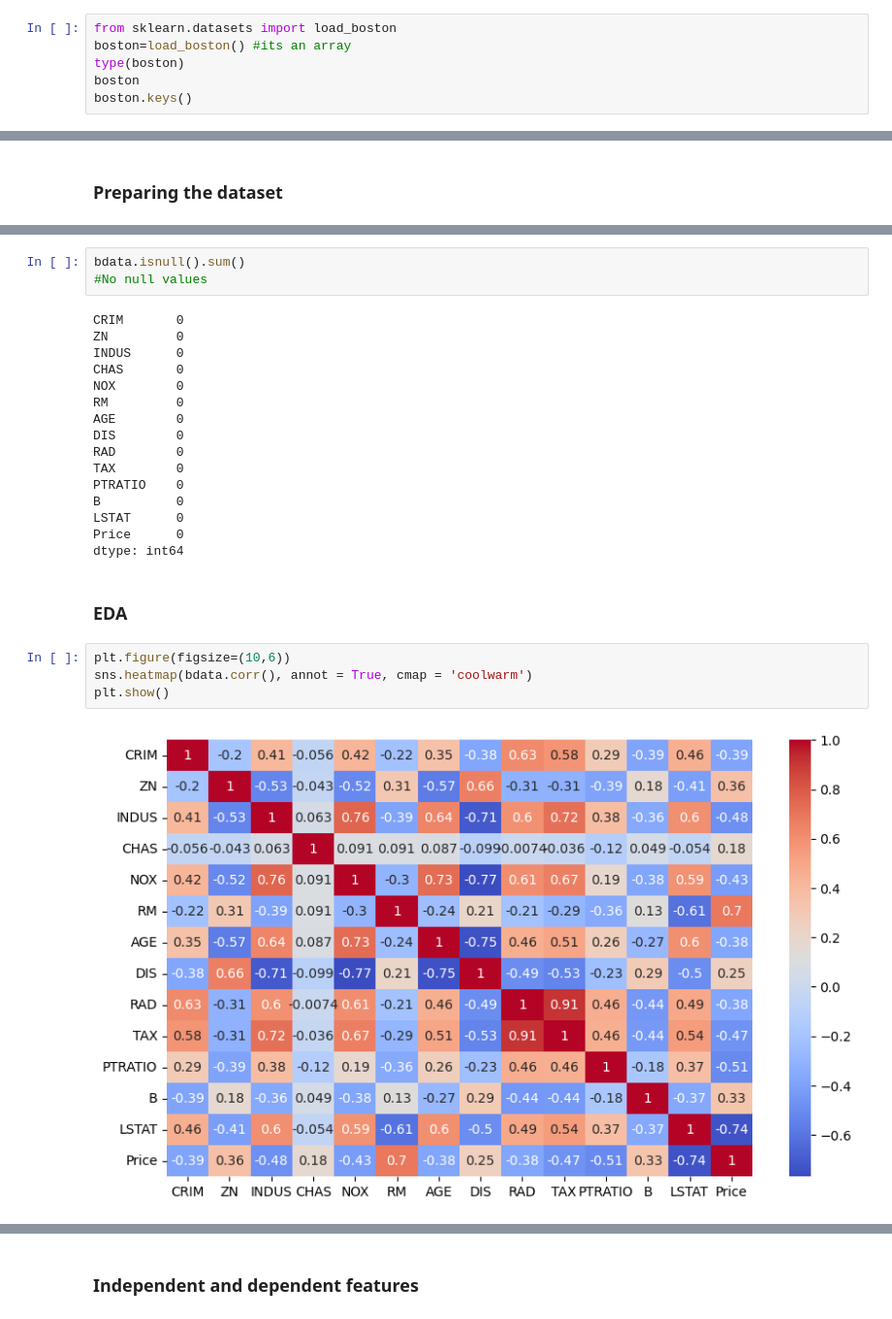
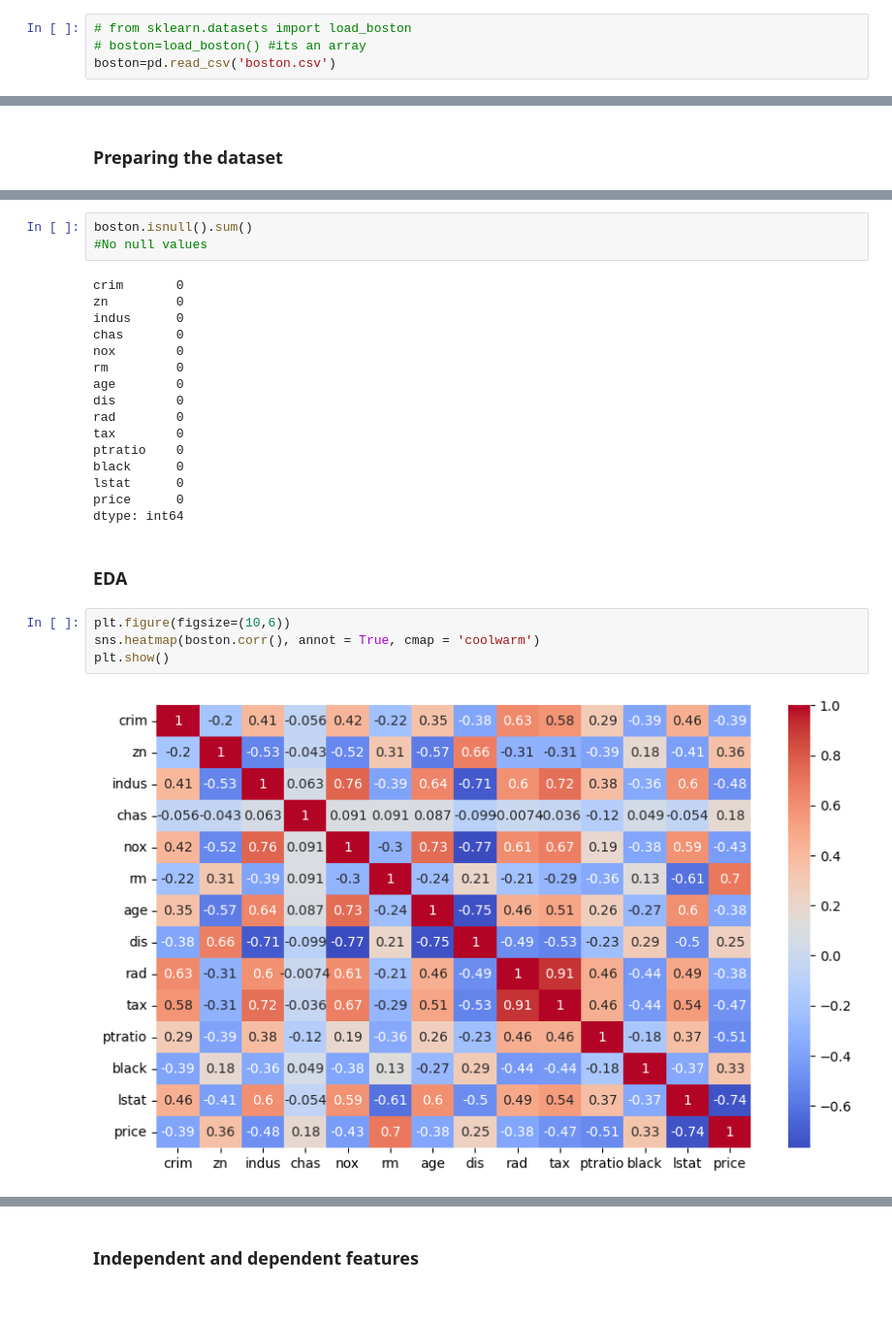
Before and after one commit to psharma0912/boston_deployment, a Jupyter notebook: Boston dataset.ipynb, the cells around one changed output, grey strips where cells are left out. Shown at 97% size. Saved outputs shown, nothing was run; the diff lists cells and outputs as text.

```diff
--- a/Boston dataset.ipynb
+++ b/Boston dataset.ipynb
@@ -9,8 +9,6 @@ warnings.filterwarnings('ignore')
 # %% [markdown]
 ### Import the dataset
 # %%
-from sklearn.datasets import load_boston
-boston=load_boston() #its an array
-type(boston)
-boston
-boston.keys()
+# from sklearn.datasets import load_boston
+# boston=load_boston() #its an array
+boston=pd.read_csv('boston.csv')
@@ -131,30 +102,30 @@ bdata.describe()
 | 75% | 3.677083 | 12.500000 | 18.100000 | 0.000000 | 0.624000 | 6.623500 | 94.075000 | 5.188425 | 24.000000 | 666.000000 | 20.200000 | ... |
 | max | 88.976200 | 100.000000 | 27.740000 | 1.000000 | 0.871000 | 8.780000 | 100.000000 | 12.126500 | 24.000000 | 711.000000 | 22.000000 | ... |
 # %%
-bdata.isnull().sum()
+boston.isnull().sum()
 #No null values
 # %% [output]
-CRIM       0
-ZN         0
-INDUS      0
-CHAS       0
-NOX        0
-RM         0
-AGE        0
-DIS        0
-RAD        0
-TAX        0
-PTRATIO    0
-B          0
-LSTAT      0
-Price      0
+crim       0
+zn         0
+indus      0
+chas       0
+nox        0
+rm         0
+age        0
+dis        0
+rad        0
+tax        0
+ptratio    0
+black      0
+lstat      0
+price      0
 dtype: int64
 # %% [markdown]
 ### EDA
 # %%
 plt.figure(figsize=(10,6))
-sns.heatmap(bdata.corr(), annot = True, cmap = 'coolwarm')
+sns.heatmap(boston.corr(), annot = True, cmap = 'coolwarm')
 plt.show()
 # %% [output]
-[figure, old version]
+[figure, new version]
 # %%
```
Also changed, not shown: parts of 32 cells of this notebook, 5 other files.
